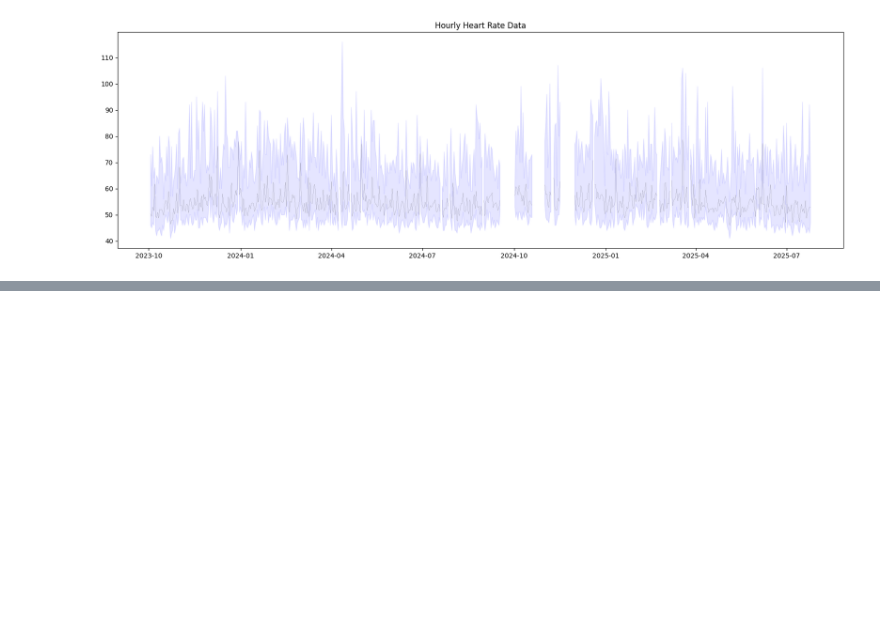
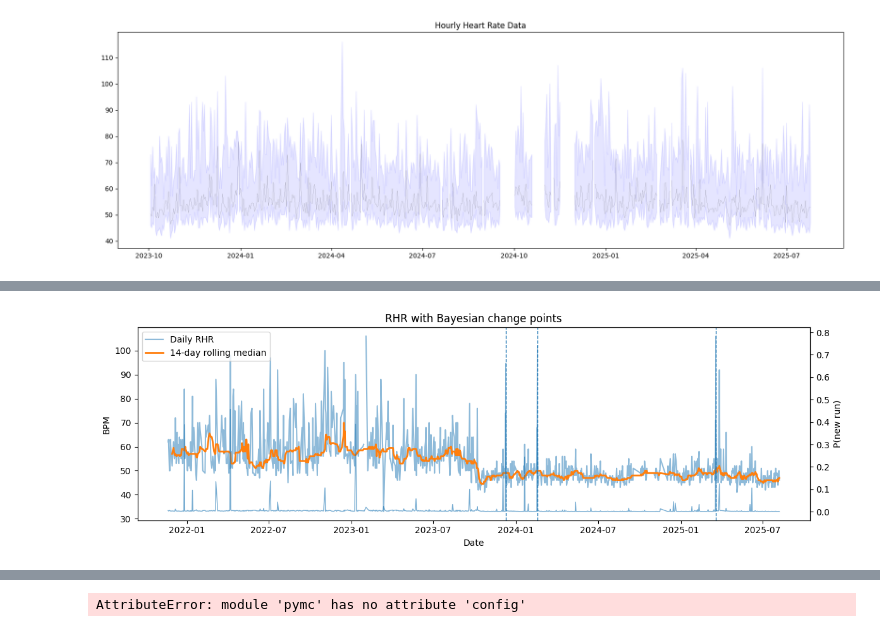
Before and after one commit to mateoneira/oura_analysis, a Jupyter notebook: bayesian_change_point.ipynb, the cells around one changed output, grey strips where cells are left out. Saved outputs shown, nothing was run; the diff lists cells and outputs as text; code cells hidden in the pictures; blank space fills up the shorter version.

```diff
--- a/bayesian_change_point.ipynb
+++ b/bayesian_change_point.ipynb
@@ -222,0 +762,9 @@ Text(0.5, 1.0, 'Hourly Heart Rate Data')
+# %%
+cp_dates, p_new = detect_changepoints_on_rhr(
+    rhr_df, hazard_lambda=200.0, cp_prob_threshold=0.6, interpolate=True
+)
+# %%
+plot_rhr_with_changepoints(rhr_df, cp_dates, p_new_series=p_new)
+cp_dates[:10]  # peek at the first few detected change dates
+# %% [output]
+[figure, added]
@@ -222,0 +774,10 @@ Text(0.5, 1.0, 'Hourly Heart Rate Data')
+# %%
+import numpy as np
+import pandas as pd
+import matplotlib.pyplot as plt
+import pymc as pm
+import pymc as pm
+pm.config.jax_enabled = True
+import aesara.tensor as at
+# %% [output]
+AttributeError: module 'pymc' has no attribute 'config'
```
Also changed, not shown: parts of 16 cells of this notebook, 1 other file.
